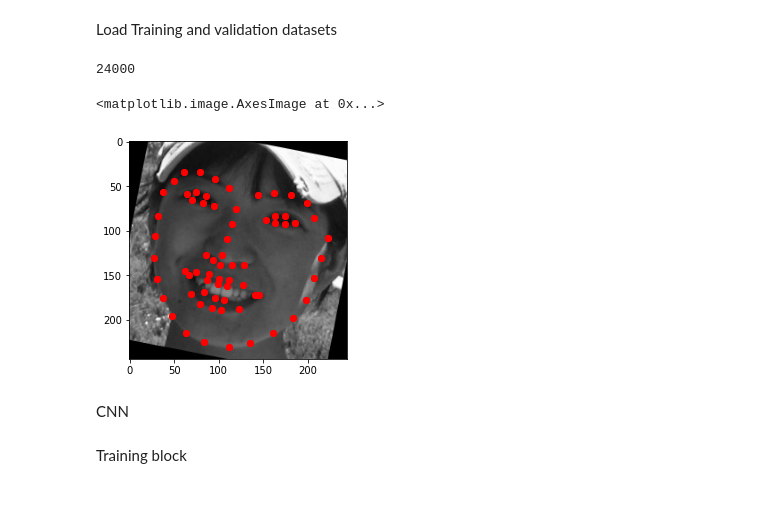
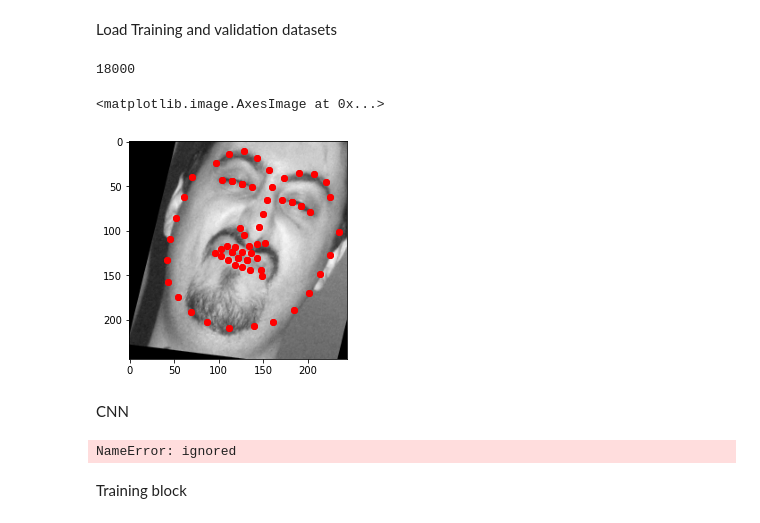
Before and after one commit to sinood/cs194-26_proj4_p3, a Jupyter notebook: cs192_26_proj4.ipynb, the cells around one changed output. Saved outputs shown, nothing was run; the diff lists cells and outputs as text; code cells hidden in the pictures.

```diff
--- a/cs192_26_proj4.ipynb
+++ b/cs192_26_proj4.ipynb
@@ -246,8 +268,7 @@ test_dataset = TestDataset()
 # %% [markdown]
 Load Training and validation datasets
 # %%
-train_dataset = LandmarkDataset(0, 6000) # imgs 0-5999
-train_dataset_cpy = LandmarkDataset(0, 6000, ims=train_dataset.imgs[:], lndmrks=train_dataset.landmarks[:])
-
+train_dataset_cpy = LandmarkDataset(0, 6000) # imgs 0-5999
+# train_dataset_cpy = LandmarkDataset(0, 6000, ims=train_dataset.imgs[:], lndmrks=train_dataset.landmarks[:])
 validation_dataset = LandmarkDataset(6000) # imgs 6000-6665
 # %%
@@ -256,17 +277,17 @@ augment_dataset(train_dataset_cpy, 2)
 # %%
 print(len(train_dataset_cpy))
 # %% [output]
-24000
+18000
 # %%
-sample = train_dataset_cpy[16933]
+sample = train_dataset_cpy[17920]
 im = sample['image']
 keypts = sample['landmarks']
 show_im_w_pts(im, keypts)
 plt.scatter(keypts[:, 0], keypts[:, 1],c='red')
 plt.imshow(im, cmap='gray')
 # %% [output]
 <matplotlib.image.AxesImage at 0x...>
-[figure, old version]
+[figure, new version]
 # %% [markdown]
 CNN
 # %%
@@ -303,16 +324,12 @@ def fit(net, criterion, optimizer, sample):
 # %%
 resnet18 = models.resnet18(pretrained=True)
 # Modify input/output of ResNet18 nn
-resnet18.conv1 = torch.nn.Conv2d(1, 64, kernel_size=(5,5), stride=(2,2), padding=(2,2), bias=False)
+resnet18.conv1 = torch.nn.Conv2d(1, 64, kernel_size=(7,7), stride=(2,2), padding=(2,2), bias=False)
 resnet18.fc = torch.nn.Linear(512 * resnet18.layer1[0].expansion, 136)
 resnet18 = resnet18.float()
 resnet18.to('cuda')
-
-# Loss function
-criterion = torch.nn.MSELoss()
-
-# Optimizer
-optimizer = torch.optim.Adam(resnet18.parameters(), lr=0.001) # learning rate=1e-3
+# %% [output]
+NameError: ignored
 # %% [markdown]
 Training block
 # %%
```
Also changed, not shown: parts of 9 cells of this notebook.
